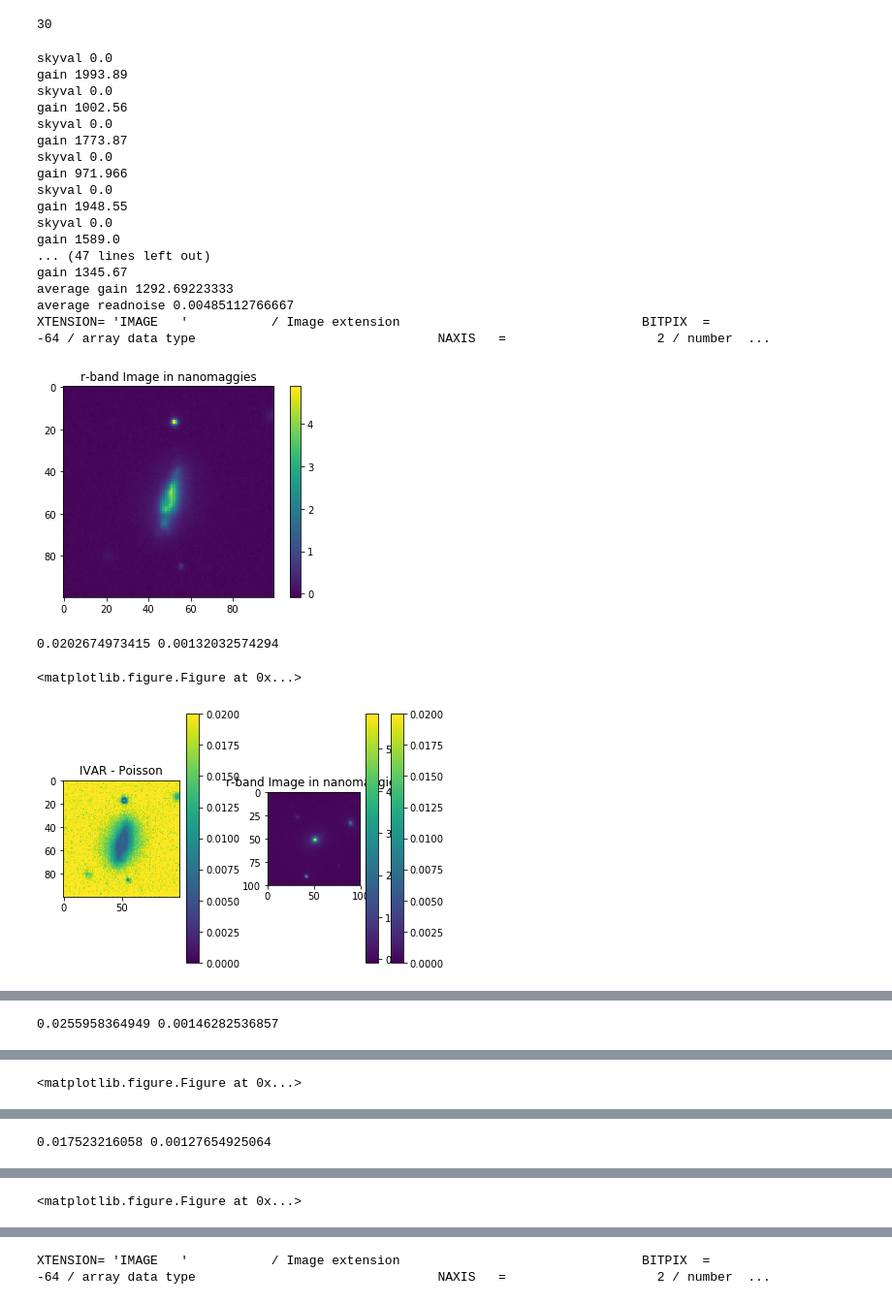
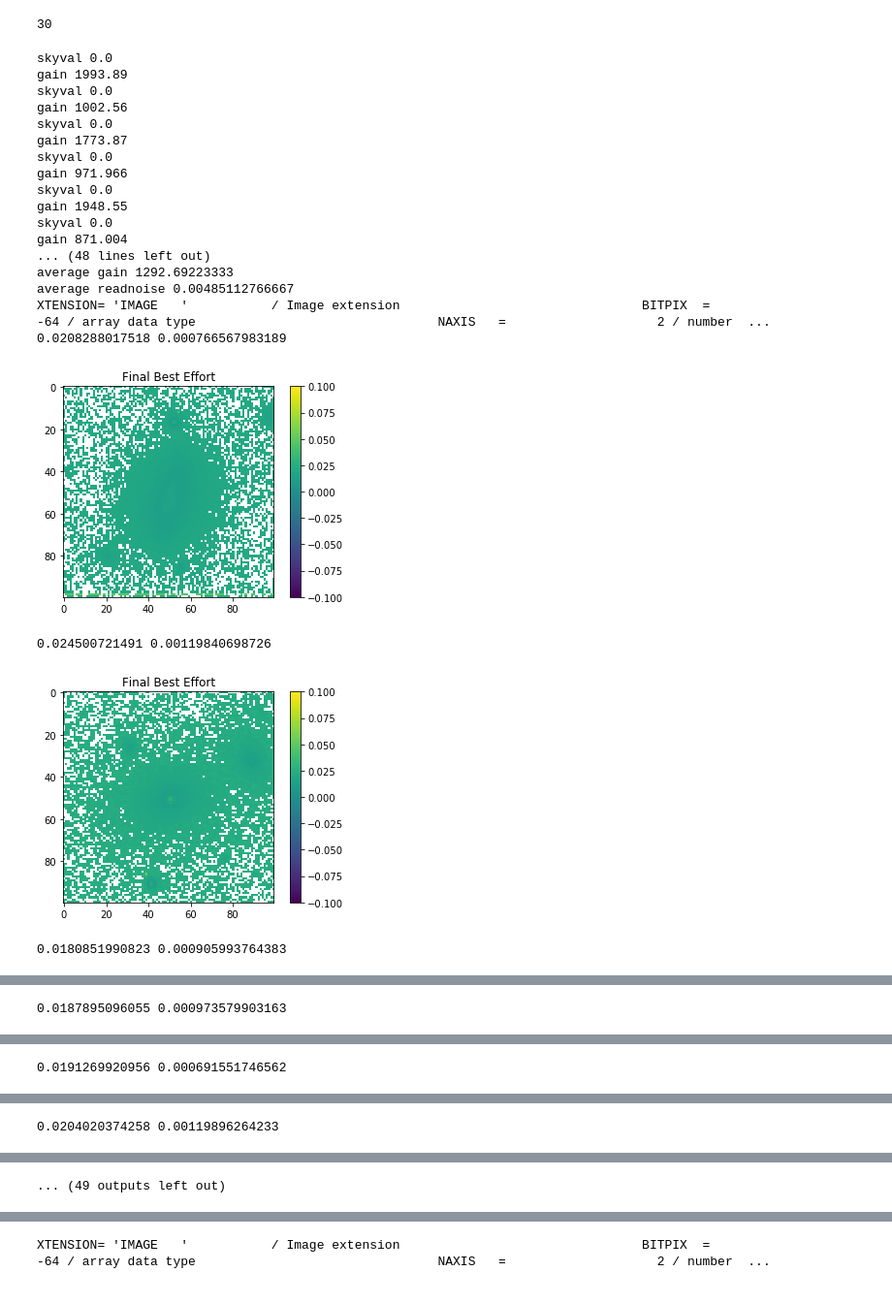
Before and after one commit to beckynevin/sdss_noise_imaging, a Jupyter notebook: SDSS_r_imaging.ipynb, the cells around one changed output, grey strips where cells are left out. Shown at 97% size. Cells and saved outputs as stored; diff of their text form; code cells hidden in the pictures.

```diff
--- a/SDSS_r_imaging.ipynb
+++ b/SDSS_r_imaging.ipynb
@@ -243,14 +243,14 @@ array([[1, 2],
 filenames=['preimage-1-635629.fits','preimage-1-180381.fits',
            'preimage-1-180080.fits','preimage-1-177809.fits',
            'preimage-1-379528.fits',
-    'preimage-1-208898.fits','preimage-1-247339.fits','preimage-1-31639.fits',
+    'preimage-1-247339.fits','preimage-1-31639.fits',
            'preimage-1-32058.fits',
             'preimage-1-542312.fits','preimage-1-92487.fits','preimage-1-93705.fits',
            'preimage-1-177336.fits','preimage-1-177460.fits','preimage-1-177624.fits','preimage-1-177923.fits','preimage-1-634588.fits',
             'preimage-1-177358.fits','preimage-1-177478.fits','preimage-1-177625.fits','preimage-1-178084.fits',
             'preimage-1-177397.fits','preimage-1-177495.fits','preimage-1-177635.fits','preimage-1-211872.fits',
             'preimage-1-177610.fits','preimage-1-177659.fits',
-           'preimage-1-338579.fits','preimage-1-43188.fits','preimage-1-561117.fits']
+           'preimage-1-338579.fits','preimage-1-43188.fits','preimage-1-561117.fits','preimage-1-208898.fits']
 
 print(len(filenames))
 # %% [output]
@@ -273,6 +273,10 @@ print(preimage[4].header)
 
 means_all=[]
 std_all=[]
+final_resid=[]
+resid_before=[]
+
+import numpy.ma as ma
 
 for i in range(len(filenames)):
 
@@ -285,13 +289,19 @@ for i in range(len(filenames)):
     ivar=preimage[5].data
     psf=preimage[6].data
 
+    img=ma.masked_less(img, 0)
+
+    ivar=ma.masked_where(img < 0, ivar)
+
+
+
     poisson_error=np.sqrt((img+preimage[4].header['RNOISE']+preimage[4].header['SKYVAL'])/preimage[4].header['GAIN'])
     ivar_error=1/np.sqrt(ivar)
 
-    plt.imshow(img)
+    '''plt.imshow(img)
     plt.title('r-band Image in nanomaggies')
     plt.colorbar()
-    plt.show()
+    plt.show()'''
 
     '''plt.imshow(img/preimage[4].header['GAIN'])
     plt.title('r-band Image in Counts')
@@ -351,8 +361,8 @@ for i in range(len(filenames)):
 
 
     #print(len(img))
-
-    poisson_error_new=np.sqrt(abs(img+np.mean(reads))/np.mean(gains))
+    #you need to mask everything that is less than zero
+    poisson_error_new=np.sqrt((img+preimage[4].header['RNOISE'])/preimage[4].header['GAIN'])
 
     systematics=np.random.normal(0,0.02,shape(img))
 
@@ -390,7 +400,7 @@ for i in range(len(filenames)):
 
     resids=ivar_error-poisson_error_new
 
-    plt.clf()
+    '''plt.clf()
     fig=plt.figure()
     ax1=fig.add_subplot(1,2,1)
     im1=ax1.imshow(ivar_error-poisson_error_new, vmin=0, vmax=0.02)
@@ -403,38 +413,56 @@ for i in range(len(filenames)):
     im2=ax2.imshow(resids[0:20,0:20],vmin=0, vmax=0.02)
     plt.colorbar(im2)
     ax2.set_title('Background Residuals')
     plt.tight_layout()
-    savefig('../MaNGA_papers/Paper_I/background_estimation.pdf')
+    savefig('../MaNGA_papers/Paper_I/background_estimation.pdf')'''
 
     print(np.mean(resids[0:20,0:20]), np.std(resids[0:20,0:20]))
     #print(np.median(resids[0:20,0:20]))
 
+    resid_patch_1=resids[0:20,0:20]
+    resid_patch_2=resids[80:100,80:100]
+    resid_patch_3=resids[0:20,80:100]
+    resid_patch_4=resids[80:100,0:20]
 
 
     means_all.append(np.mean(resids[0:20,0:20]))
     std_all.append(np.std(resids[0:20,0:20]))
+
+
+    sky_resids_mine=np.random.normal(0.0191299094495,0.00380974621181,shape(img))
+    poisson_plus = np.sqrt((img+ 0.00485112766667)/1292.69223333)+sky_resids_mine
+
+    final_resid.append(np.mean(ivar_error-poisson_plus))
+    resid_before.append(np.mean(ivar_error-poisson_error_new))
+
+    plt.imshow(ivar_error-poisson_error_new, vmin=-0.1, vmax=0.1)
+    plt.title('Final Best Effort')
+    plt.colorbar()
+    plt.show()
     #print(preimage[4].header['RNOISE'])
 print('overall mean',np.mean(means_all))
 print('overall std', np.mean(std_all))
+print('how close were you?', resid_before, np.mean(resid_before))
+print('how close are you?', final_resid, np.mean(final_resid))
 # %% [output]
 skyval 0.0
 gain 1993.89
 skyval 0.0
 gain 1002.56
 skyval 0.0
 gain 1773.87
 skyval 0.0
 gain 971.966
 skyval 0.0
 gain 1948.55
 skyval 0.0
-gain 1589.0
-... (47 lines left out)
-gain 1345.67
+gain 871.004
+... (48 lines left out)
 average gain 1292.69223333
 average readnoise 0.00485112766667
 XTENSION= 'IMAGE   '           / Image extension                                BITPIX  =                  -64 / array data type                                NAXIS   =                    2 / number  ...
+0.0208288017518 0.000766567983189
-[figure, old version]
+[figure, new version]
-0.0202674973415 0.00132032574294
+0.024500721491 0.00119840698726
+[figure, new version]
-<matplotlib.figure.Figure at 0x...>
+0.0180851990823 0.000905993764383
-[figure, old version]
@@ -441 +470 @@ XTENSION= 'IMAGE   '           / Image extension
-0.0255958364949 0.00146282536857
+0.0187895096055 0.000973579903163
@@ -442 +472 @@ XTENSION= 'IMAGE   '           / Image extension
-<matplotlib.figure.Figure at 0x...>
+0.0191269920956 0.000691551746562
@@ -444 +474 @@ XTENSION= 'IMAGE   '           / Image extension
-0.017523216058 0.00127654925064
+0.0204020374258 0.00119896264233
@@ -445 +476 @@ XTENSION= 'IMAGE   '           / Image extension
-<matplotlib.figure.Figure at 0x...>
+... (49 outputs left out)
```
Also changed, not shown: parts of 6 cells of this notebook.
